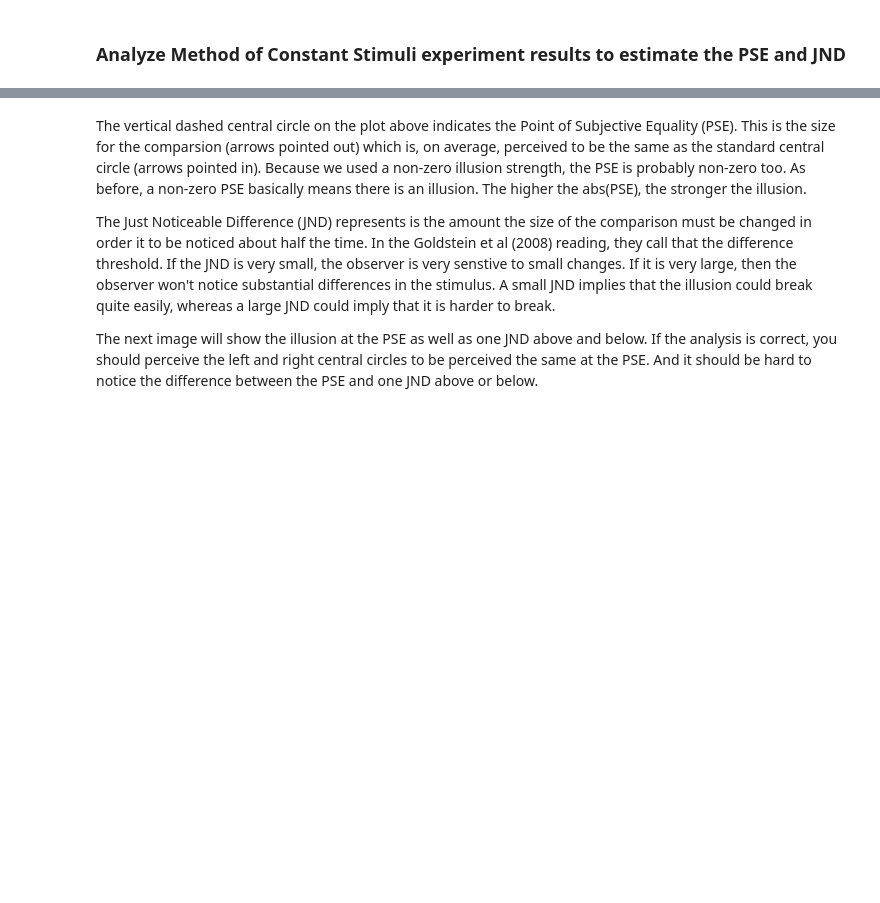
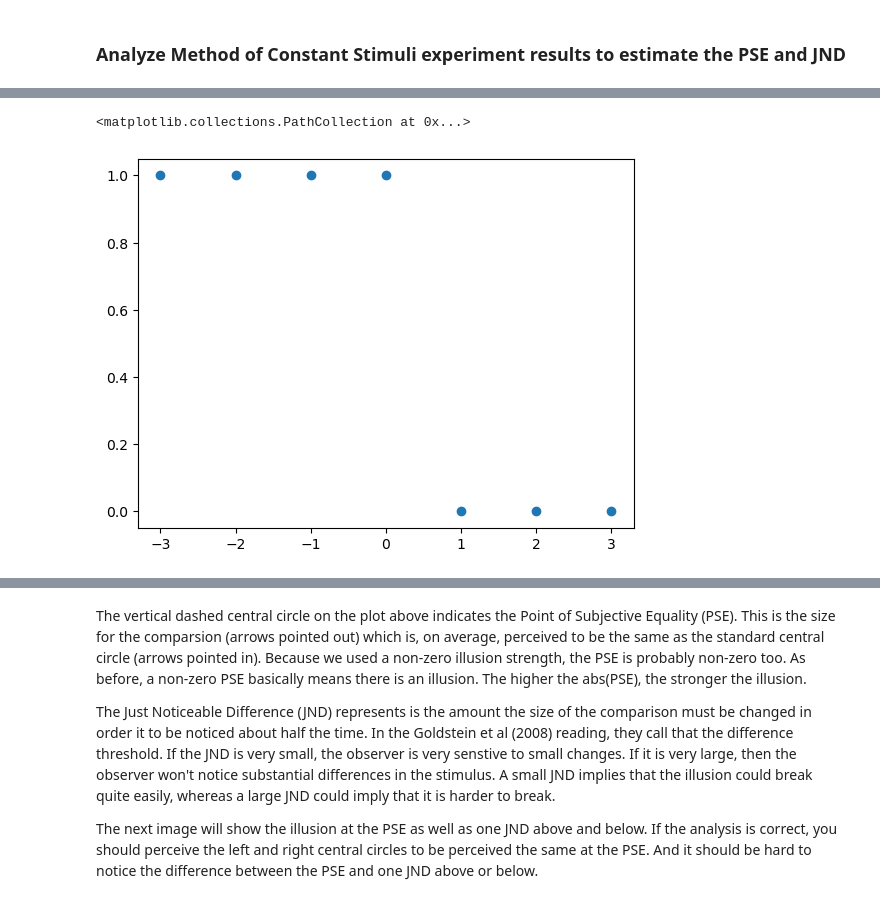
Before and after one commit to ahna/illusion-lab, a Jupyter notebook: Lab1.ipynb, the cells around one changed output, grey strips where cells are left out. Saved outputs shown, nothing was run; the diff lists cells and outputs as text; code cells hidden in the pictures; blank space fills up the shorter version.

```diff
--- a/Lab1.ipynb
+++ b/Lab1.ipynb
@@ -240,3 +236,9 @@ constantstimuli_results_df.head()
+# %%
+props = constantstimuli_results_df.groupby('difference')['chooseComparison'].mean()
+plt.scatter(props.index.tolist(), props.values.tolist(), label="Data")
+# %% [output]
+<matplotlib.collections.PathCollection at 0x...>
+[figure, added]
 # %%
 # plot the psychometric function, get PSE and JND
 #import importlib
```
Also changed, not shown: parts of 6 cells of this notebook, 1 other file.
